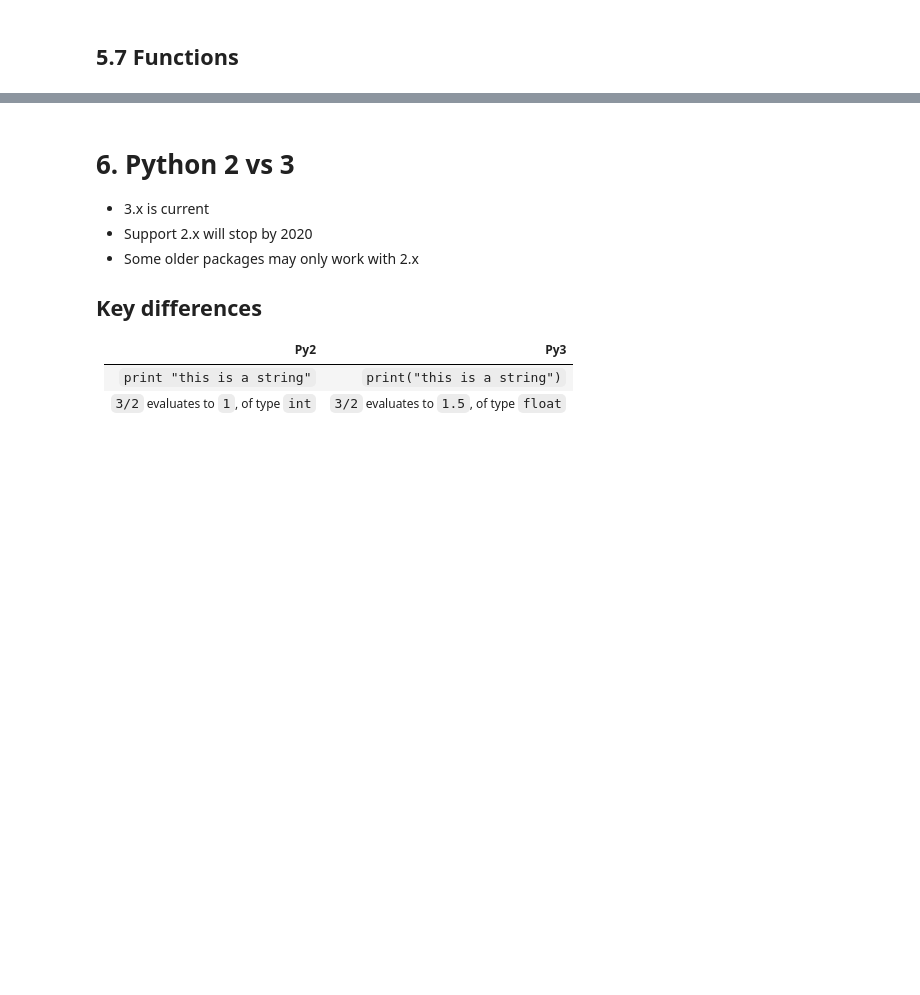
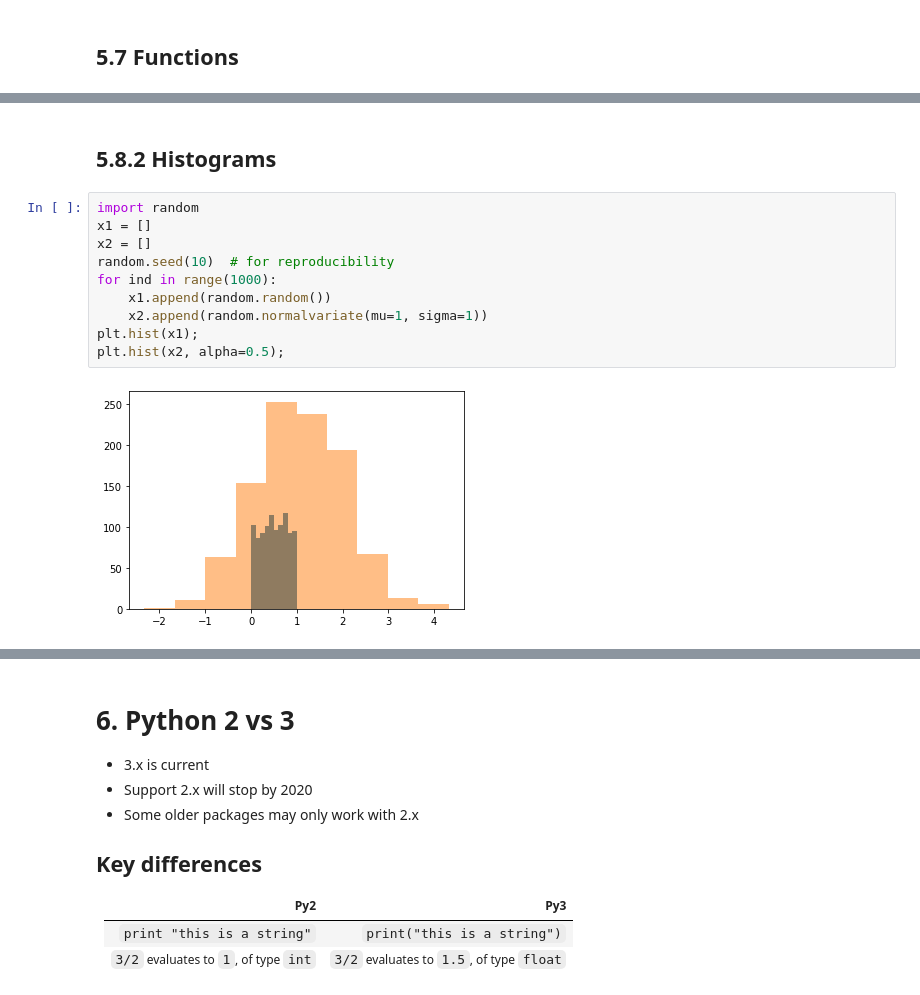
Before and after one commit to allardjun/MCSBBootcampDry, a Jupyter notebook: Zoo/python/main.ipynb, the cells around one changed output, grey strips where cells are left out. Cells and saved outputs as stored; diff of their text form; blank space fills up the shorter version.

```diff
--- a/Zoo/python/main.ipynb
+++ b/Zoo/python/main.ipynb
@@ -428,0 +473,14 @@ print(add(2, 3), type(add), add)
+# %% [markdown]
+## 5.8.2 Histograms
+# %%
+import random
+x1 = []
+x2 = []
+random.seed(10)  # for reproducibility
+for ind in range(1000):
+    x1.append(random.random())
+    x2.append(random.normalvariate(mu=1, sigma=1))
+plt.hist(x1);
+plt.hist(x2, alpha=0.5);
+# %% [output]
+[figure, added]
```
Also changed, not shown: parts of 27 cells of this notebook.
